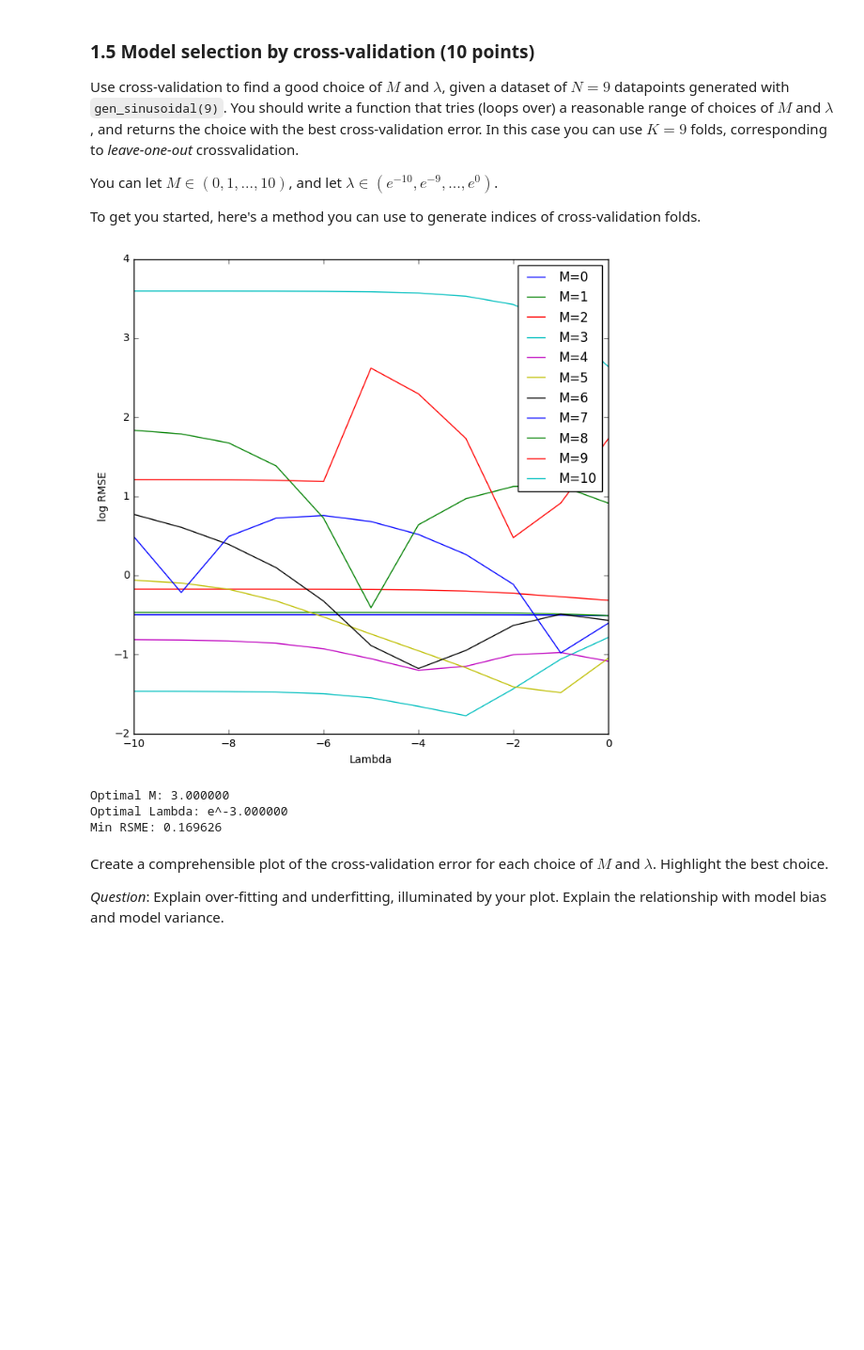
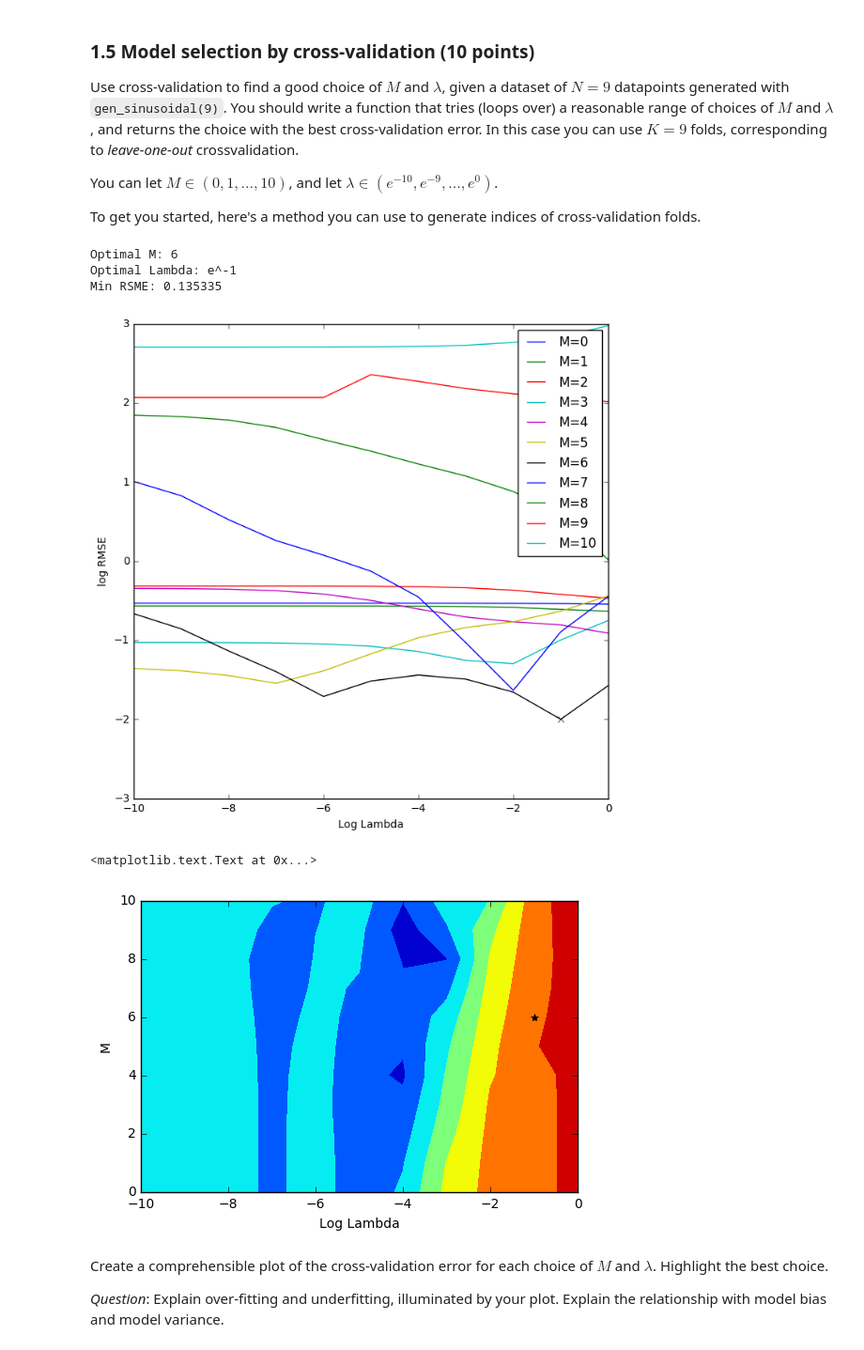
Before and after one commit to Vasileios-Charatsidis/machine_learning_1_labs, a Jupyter notebook: dana.ipynb, the cells around one changed output. Shown at 94% size. Drawn from its saved outputs; the diff is of its cells as text; code cells hidden in the pictures; blank space fills up the shorter version.

```diff
--- a/dana.ipynb
+++ b/dana.ipynb
@@ -223,42 +223,53 @@ K = 9
 # generate data and CV indices
 X,T = gen_sinusoidal(N)
 tr_idx,te_idx = kfold_indices(N,K)
 
 # error matrix
 # row: lambda, columns: M
 E = np.matrix(np.zeros([len(Lamb),len(M)]))
 
 # Run CV
 for k in range(0,K):
 
     #training set
     X_tr, T_tr = X[tr_idx[k]], T[tr_idx[k]]
 
     #testing set
     X_te, T_te = X[te_idx[k]], T[te_idx[k]]
 
     # add error to matrix error
     E += np.matrix([[model_error(lamb, m, X_tr, T_tr, X_te, T_te) for m in M] for lamb in Lamb])/float(K)
 
+minL_i,minM_i = np.where(E == E.min())
+min_lambda, min_M, min_rmse = Lamb[minL_i], M[minM_i], E.min()
+print 'Optimal M: %d' % min_M
+print 'Optimal Lambda: e^%d'% log(min_lambda)
+print 'Min RSME: %f' % E.min()
+
 # plot
 fig = plt.figure()
 plt.plot(np.log(Lamb),np.log(E),'-')
 plt.legend(['M='+str(m) for m in M])
-plt.xlabel('Lambda')
+plt.xlabel('Log Lambda')
 plt.ylabel('log RMSE')
+plot(np.log(min_lambda),log(min_rmse),'kx')
 fig.set_figheight(8)
 fig.set_figwidth(8)
 plt.show()
 
-minL_i,minM_i = np.where(E == E.min())
-print 'Optimal M: %f' %M[minM_i]
-print 'Optimal Lambda: e^%f'%log(Lamb[minL_i])
-print 'Min RSME: %f' % E.min()
+plt.figure()
+x_mesh, y_mesh = np.meshgrid(np.arange(-10,1), np.arange(0,11))
+cp = plt.contourf(x_mesh, y_mesh, log(E))
+plot(np.log(min_lambda),min_M,'k*')
+plt.xlabel('Log Lambda')
+plt.ylabel('M')
 # %% [output]
+Optimal M: 6
+Optimal Lambda: e^-1
+Min RSME: 0.135335
-[figure, old version]
+[figure, new version]
-Optimal M: 3.000000
-Optimal Lambda: e^-3.000000
-Min RSME: 0.169626
+<matplotlib.text.Text at 0x...>
+[figure, added]
 # %% [markdown]
 Create a comprehensible plot of the cross-validation error for each choice of $M$ and $\lambda$. Highlight the best choice.
 
```
Also changed, not shown: parts of 1 cell of this notebook.
